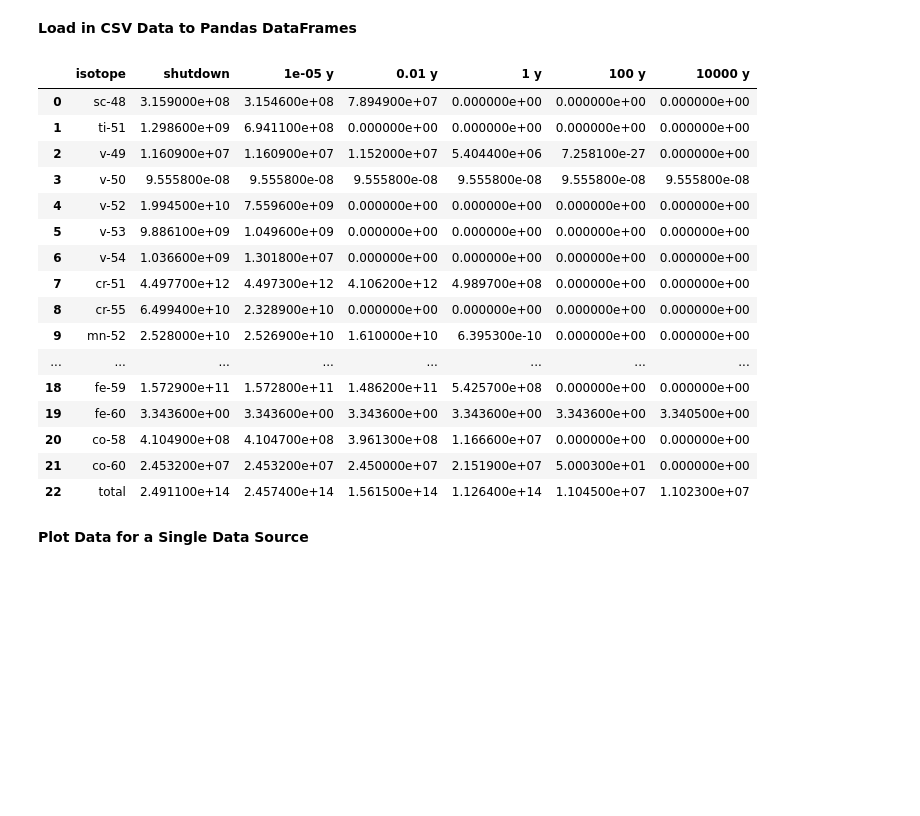
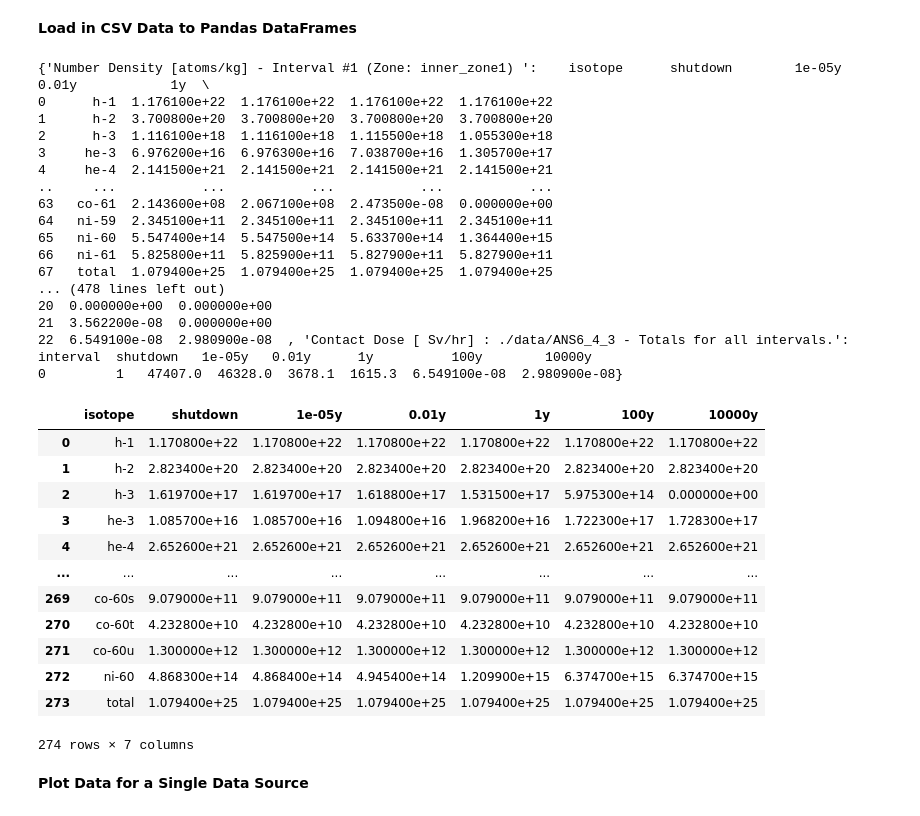
Before and after one commit to svalinn/ALARA, a Jupyter notebook: tools/single_nuc_notebook.ipynb, the cells around one changed output. Saved outputs shown, nothing was run; the diff lists cells and outputs as text; code cells hidden in the pictures; blank space fills up the shorter version.

```diff
--- a/tools/single_nuc_notebook.ipynb
+++ b/tools/single_nuc_notebook.ipynb
@@ -27,37 +27,57 @@ gen_csv = csv_dir + '/{datalib}_{variable}_{unit}_-_Interval_#1_Zone_inner_zone1
 # %%
 importlib.reload(sn)
 
 datalibs = ['fendl2', 'fendl3']
 variables = [
-    'Number_Density', 'Specific_Activity',
-    'Total_Decay_Heat', 'Contact_Dose'
+    'Number Density', 'Specific Activity',
+    'Total Decay Heat', 'Contact Dose'
     ]
 units = ['atoms_kg', 'Bq_kg', 'W_kg', 'Sv_hr_._data_ANS6_4_3']
 
-dfs = sn.process_metadata(gen_csv)
+gen_path = '/filespace/e/esweinstein2/research/ALARA/examples/'
 
-times = list(dfs['fendl3_Specific_Activity']['Data'].columns[1:])
+data_source_df = {
+    'fendl2' : gen_path + 'singleElement_output.txt',
+    'fendl3' : gen_path + 'singleElement_output_FENDL3.txt'
+}
+
+dfs = sn.process_metadata(data_source_df)
+
+times = list(dfs['fendl2 Number Density']['Data'].columns[1:])
 
 # Example DataFrame
-dfs['fendl3_Specific_Activity']['Data']
+dfs['fendl3 Number Density']['Data']
 # %% [output]
+{'Number Density [atoms/kg] - Interval #1 (Zone: inner_zone1) ':    isotope      shutdown        1e-05y         0.01y            1y  \
+0      h-1  1.176100e+22  1.176100e+22  1.176100e+22  1.176100e+22
+1      h-2  3.700800e+20  3.700800e+20  3.700800e+20  3.700800e+20
+2      h-3  1.116100e+18  1.116100e+18  1.115500e+18  1.055300e+18
+3     he-3  6.976200e+16  6.976300e+16  7.038700e+16  1.305700e+17
+4     he-4  2.141500e+21  2.141500e+21  2.141500e+21  2.141500e+21
+..     ...           ...           ...           ...           ...
+63   co-61  2.143600e+08  2.067100e+08  2.473500e-08  0.000000e+00
+64   ni-59  2.345100e+11  2.345100e+11  2.345100e+11  2.345100e+11
+65   ni-60  5.547400e+14  5.547500e+14  5.633700e+14  1.364400e+15
+66   ni-61  5.825800e+11  5.825900e+11  5.827900e+11  5.827900e+11
+67   total  1.079400e+25  1.079400e+25  1.079400e+25  1.079400e+25
+... (478 lines left out)
+20  0.000000e+00  0.000000e+00
+21  3.562200e-08  0.000000e+00
+22  6.549100e-08  2.980900e-08  , 'Contact Dose [ Sv/hr] : ./data/ANS6_4_3 - Totals for all intervals.':    interval  shutdown   1e-05y   0.01y      1y          100y        10000y
+0         1   47407.0  46328.0  3678.1  1615.3  6.549100e-08  2.980900e-08}
-|  | isotope | shutdown | 1e-05 y | 0.01 y | 1 y | 100 y | 10000 y |
-| 0 | sc-48 | 3.159000e+08 | 3.154600e+08 | 7.894900e+07 | 0.000000e+00 | 0.000000e+00 | 0.000000e+00 |
-| 1 | ti-51 | 1.298600e+09 | 6.941100e+08 | 0.000000e+00 | 0.000000e+00 | 0.000000e+00 | 0.000000e+00 |
-| 2 | v-49 | 1.160900e+07 | 1.160900e+07 | 1.152000e+07 | 5.404400e+06 | 7.258100e-27 | 0.000000e+00 |
-| 3 | v-50 | 9.555800e-08 | 9.555800e-08 | 9.555800e-08 | 9.555800e-08 | 9.555800e-08 | 9.555800e-08 |
-| 4 | v-52 | 1.994500e+10 | 7.559600e+09 | 0.000000e+00 | 0.000000e+00 | 0.000000e+00 | 0.000000e+00 |
-| 5 | v-53 | 9.886100e+09 | 1.049600e+09 | 0.000000e+00 | 0.000000e+00 | 0.000000e+00 | 0.000000e+00 |
-| 6 | v-54 | 1.036600e+09 | 1.301800e+07 | 0.000000e+00 | 0.000000e+00 | 0.000000e+00 | 0.000000e+00 |
-| 7 | cr-51 | 4.497700e+12 | 4.497300e+12 | 4.106200e+12 | 4.989700e+08 | 0.000000e+00 | 0.000000e+00 |
-| 8 | cr-55 | 6.499400e+10 | 2.328900e+10 | 0.000000e+00 | 0.000000e+00 | 0.000000e+00 | 0.000000e+00 |
-| 9 | mn-52 | 2.528000e+10 | 2.526900e+10 | 1.610000e+10 | 6.395300e-10 | 0.000000e+00 | 0.000000e+00 |
+|  | isotope | shutdown | 1e-05y | 0.01y | 1y | 100y | 10000y |
+| 0 | h-1 | 1.170800e+22 | 1.170800e+22 | 1.170800e+22 | 1.170800e+22 | 1.170800e+22 | 1.170800e+22 |
+| 1 | h-2 | 2.823400e+20 | 2.823400e+20 | 2.823400e+20 | 2.823400e+20 | 2.823400e+20 | 2.823400e+20 |
+| 2 | h-3 | 1.619700e+17 | 1.619700e+17 | 1.618800e+17 | 1.531500e+17 | 5.975300e+14 | 0.000000e+00 |
+| 3 | he-3 | 1.085700e+16 | 1.085700e+16 | 1.094800e+16 | 1.968200e+16 | 1.722300e+17 | 1.728300e+17 |
+| 4 | he-4 | 2.652600e+21 | 2.652600e+21 | 2.652600e+21 | 2.652600e+21 | 2.652600e+21 | 2.652600e+21 |
 | ... | ... | ... | ... | ... | ... | ... | ... |
-| 18 | fe-59 | 1.572900e+11 | 1.572800e+11 | 1.486200e+11 | 5.425700e+08 | 0.000000e+00 | 0.000000e+00 |
-| 19 | fe-60 | 3.343600e+00 | 3.343600e+00 | 3.343600e+00 | 3.343600e+00 | 3.343600e+00 | 3.340500e+00 |
-| 20 | co-58 | 4.104900e+08 | 4.104700e+08 | 3.961300e+08 | 1.166600e+07 | 0.000000e+00 | 0.000000e+00 |
-| 21 | co-60 | 2.453200e+07 | 2.453200e+07 | 2.450000e+07 | 2.151900e+07 | 5.000300e+01 | 0.000000e+00 |
-| 22 | total | 2.491100e+14 | 2.457400e+14 | 1.561500e+14 | 1.126400e+14 | 1.104500e+07 | 1.102300e+07 |
+| 269 | co-60s | 9.079000e+11 | 9.079000e+11 | 9.079000e+11 | 9.079000e+11 | 9.079000e+11 | 9.079000e+11 |
+| 270 | co-60t | 4.232800e+10 | 4.232800e+10 | 4.232800e+10 | 4.232800e+10 | 4.232800e+10 | 4.232800e+10 |
+| 271 | co-60u | 1.300000e+12 | 1.300000e+12 | 1.300000e+12 | 1.300000e+12 | 1.300000e+12 | 1.300000e+12 |
+| 272 | ni-60 | 4.868300e+14 | 4.868400e+14 | 4.945400e+14 | 1.209900e+15 | 6.374700e+15 | 6.374700e+15 |
+| 273 | total | 1.079400e+25 | 1.079400e+25 | 1.079400e+25 | 1.079400e+25 | 1.079400e+25 | 1.079400e+25 |
+274 rows × 7 columns
 # %% [markdown]
 **Plot Data for a Single Data Source**
 # %%
```
Also changed, not shown: parts of 7 cells of this notebook, 2 other files.
